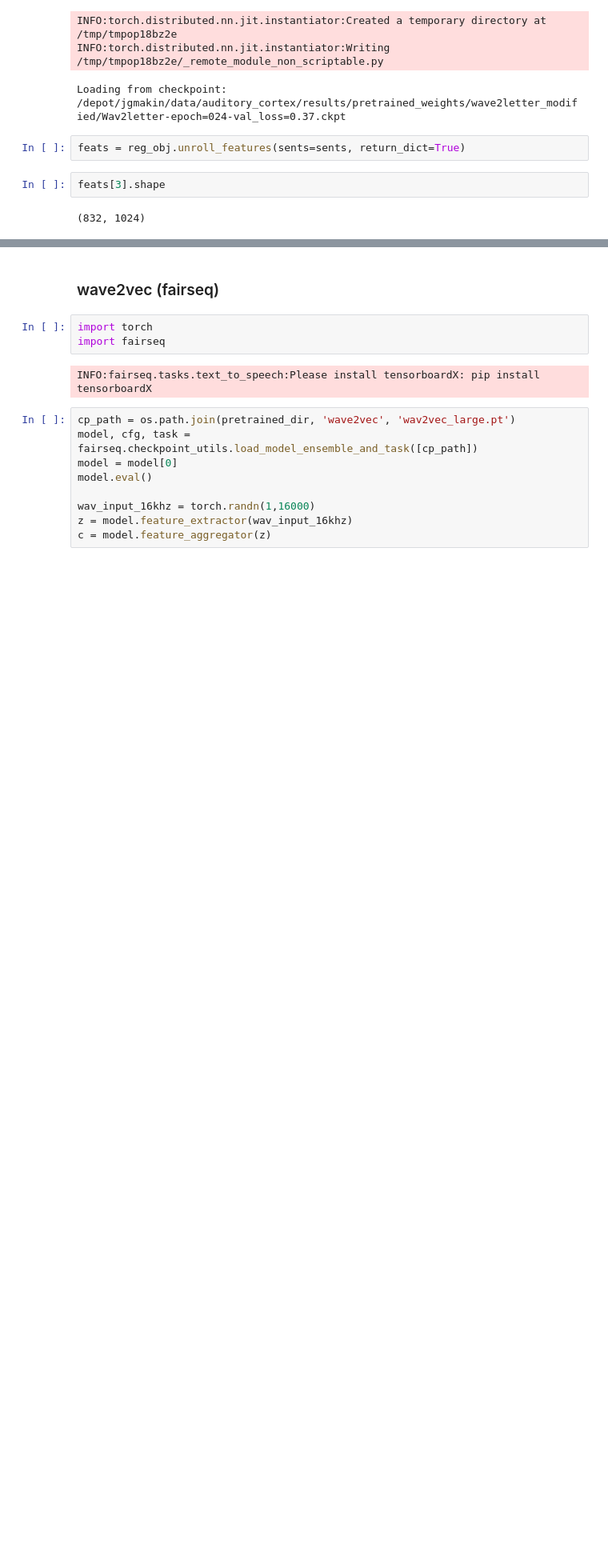
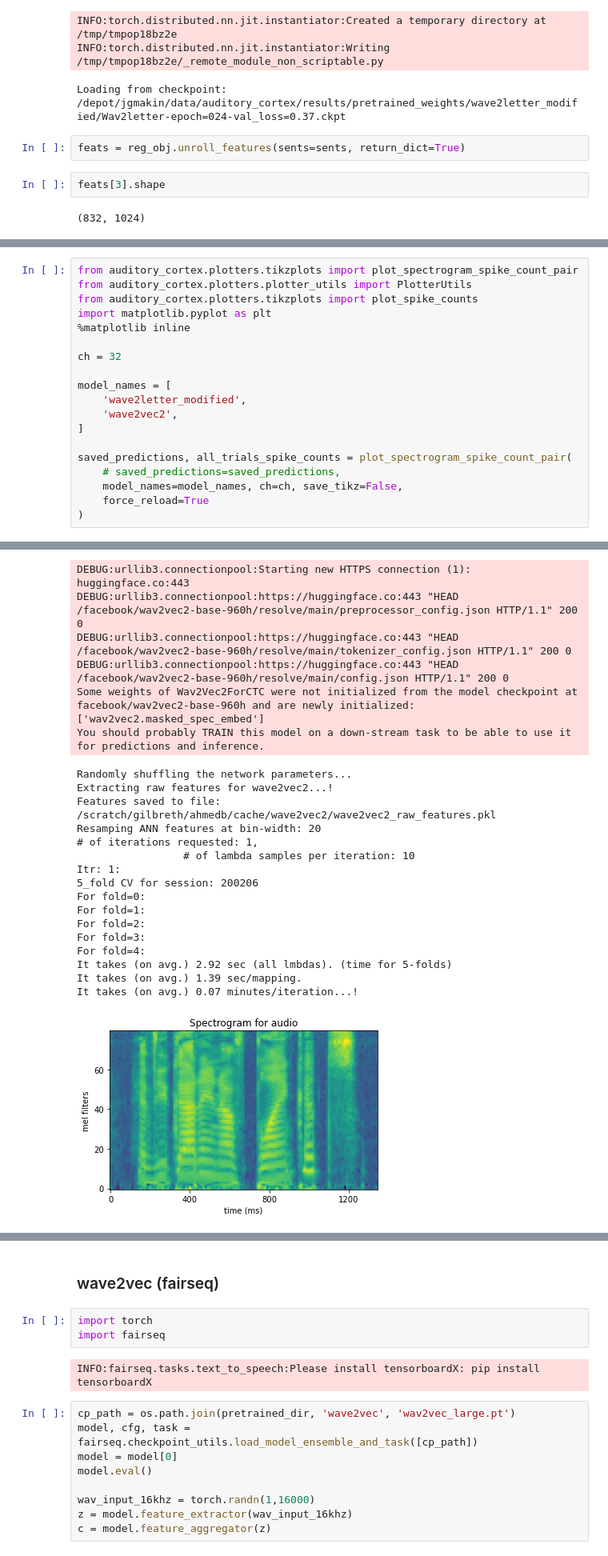
Before and after one commit to bilalhsp/Auditory_Cortex, a Jupyter notebook: experiments/pretrrained_models/pretrained_networks_setup.ipynb, the cells around one changed output, grey strips where cells are left out. Shown at 80% size. Drawn from its saved outputs; the diff is of its cells as text; blank space fills up the shorter version.

```diff
--- a/experiments/pretrrained_models/pretrained_networks_setup.ipynb
+++ b/experiments/pretrrained_models/pretrained_networks_setup.ipynb
@@ -28,0 +55,20 @@ feats[3].shape
+# %%
+from auditory_cortex.plotters.tikzplots import plot_spectrogram_spike_count_pair
+from auditory_cortex.plotters.plotter_utils import PlotterUtils
+from auditory_cortex.plotters.tikzplots import plot_spike_counts
+import matplotlib.pyplot as plt
+%matplotlib inline
+
+ch = 32
+
+model_names = [
+    'wave2letter_modified',
+    'wave2vec2',
+]
+
+saved_predictions, all_trials_spike_counts = plot_spectrogram_spike_count_pair(
+    # saved_predictions=saved_predictions,
+    model_names=model_names, ch=ch, save_tikz=False,
+    force_reload=True
+)
+# %% [output]
@@ -28,0 +103,23 @@ feats[3].shape
+DEBUG:urllib3.connectionpool:Starting new HTTPS connection (1): huggingface.co:443
+DEBUG:urllib3.connectionpool:https://huggingface.co:443 "HEAD /facebook/wav2vec2-base-960h/resolve/main/preprocessor_config.json HTTP/1.1" 200 0
+DEBUG:urllib3.connectionpool:https://huggingface.co:443 "HEAD /facebook/wav2vec2-base-960h/resolve/main/tokenizer_config.json HTTP/1.1" 200 0
+DEBUG:urllib3.connectionpool:https://huggingface.co:443 "HEAD /facebook/wav2vec2-base-960h/resolve/main/config.json HTTP/1.1" 200 0
+Some weights of Wav2Vec2ForCTC were not initialized from the model checkpoint at facebook/wav2vec2-base-960h and are newly initialized: ['wav2vec2.masked_spec_embed']
+You should probably TRAIN this model on a down-stream task to be able to use it for predictions and inference.
+Randomly shuffling the network parameters...
+Extracting raw features for wave2vec2...!
+Features saved to file: /scratch/gilbreth/ahmedb/cache/wave2vec2/wave2vec2_raw_features.pkl
+Resamping ANN features at bin-width: 20
+# of iterations requested: 1,
+                 # of lambda samples per iteration: 10
+Itr: 1:
+5_fold CV for session: 200206
+For fold=0:
+For fold=1:
+For fold=2:
+For fold=3:
+For fold=4:
+It takes (on avg.) 2.92 sec (all lmbdas). (time for 5-folds)
+It takes (on avg.) 1.39 sec/mapping.
+It takes (on avg.) 0.07 minutes/iteration...!
+[figure, added]
```
Also changed, not shown: parts of 28 cells of this notebook, 54 other files.
